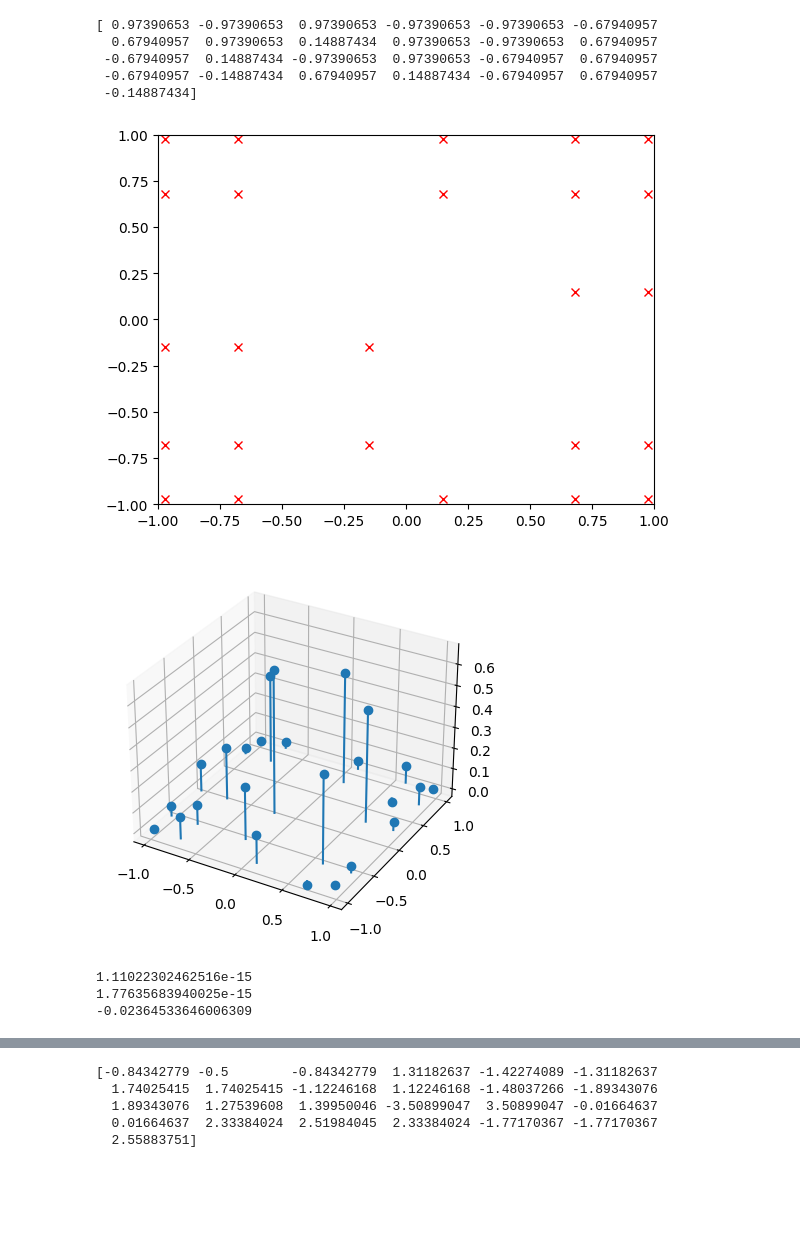
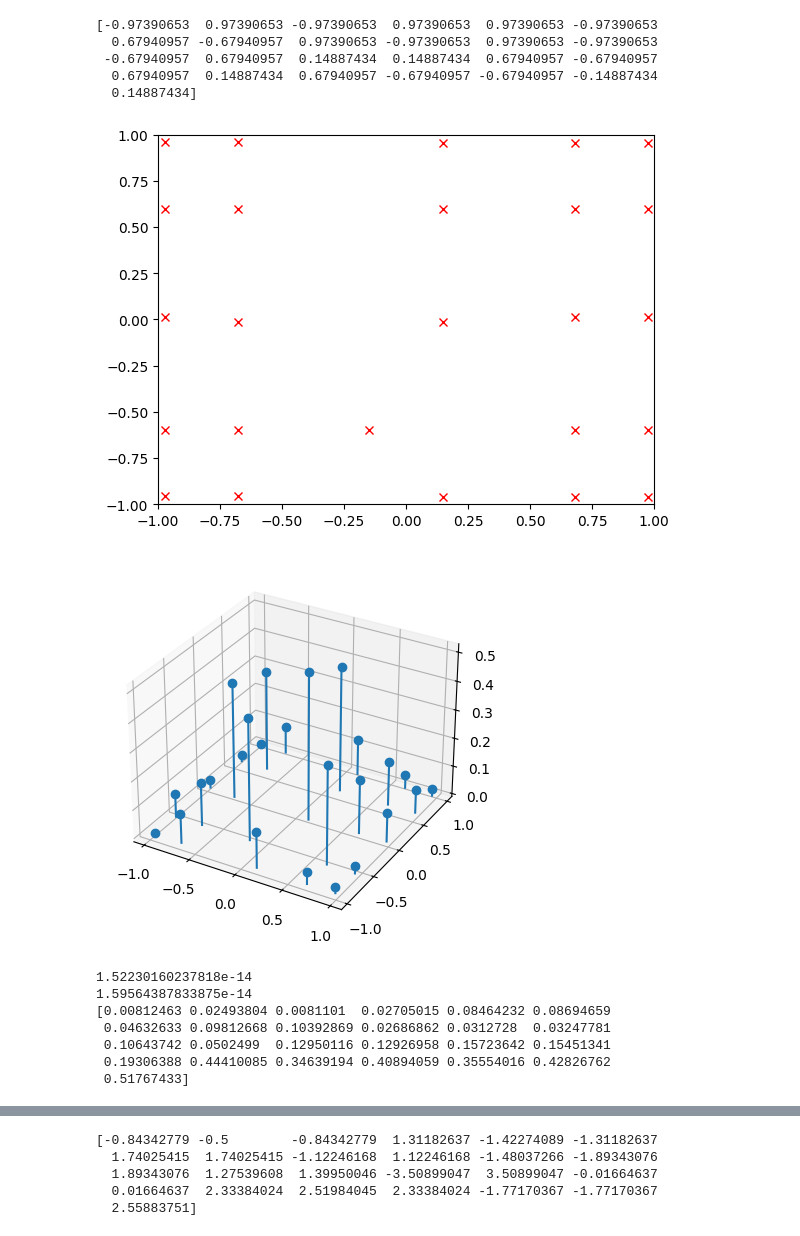
Before and after one commit to jakobtkn/ggqpy, a Jupyter notebook: ex_2d.ipynb, the cells around one changed output, grey strips where cells are left out. Saved outputs shown, nothing was run; the diff lists cells and outputs as text; code cells hidden in the pictures; blank space fills up the shorter version.

```diff
--- a/ex_2d.ipynb
+++ b/ex_2d.ipynb
@@ -21,11 +21,11 @@ sys.setrecursionlimit(0x100000)
 x = Symbol("x")
 y = Symbol("y")
 degree = 5
-function_list_sym = [x**m*y**n for m in range(degree) for n in range(degree)] + [np.random.normal()*x**m*y**n for m in range(degree) for n in range(degree)]
+function_list_sym = [x**m*y**n for m in range(degree) for n in range(degree)] + [1j*np.random.normal()*x**m*y**n for m in range(degree) for n in range(degree)]
 functions = [lambdify((x,y),phi,"numpy") for phi in function_list_sym]
 disc = Discretizer()
 N_disc = 10
-x_disc,y_disc,w_disc,x_loc,y_loc = disc.naive_discretize2d(N_disc)
+x_disc,y_disc,w_disc,x_loc,y_loc = disc.naive_discretize2d(N_disc, 100, Interval(-1,1), Interval(-1,1))
 # %%
 plt.scatter(x_disc,y_disc)
 # %% [output]
@@ -43,2 +43,2 @@ visualise_diagonal_dropoff(A,precision)
 # %%
-(x_cheb,y_cheb),w_cheb = construct_Chevyshev_quadratures((x_disc,y_disc),w_disc,U)
+(x_cheb,y_cheb),w_cheb = construct_Chebyshev_quadratures((x_disc,y_disc),w_disc,U)
@@ -45,28 +59,32 @@ visualise_diagonal_dropoff(A,precision)
 # %%
 plt.plot(x_cheb,y_cheb,"rx")
 plt.xlim(-1,1);
 plt.ylim(-1,1);
 print(x_cheb)
 fig, ax = plt.subplots(subplot_kw=dict(projection='3d'))
 markerline, stemlines, baseline = ax.stem(x_cheb, y_cheb, w_cheb, basefmt=" ")
 plt.show()
 
-f = 3*x**3*y + y**4 + x**4*y**2
+f = 3*x**3*y + y**4 + 1j*x**4*y**2
 fl = lambdify((x,y),f,"numpy")
 print(abs(integrate(f,(x,-1,1),(y,-1,1))    -   fl(x_disc,y_disc)@w_disc))
 print(abs(integrate(f,(x,-1,1),(y,-1,1))    -   fl(x_cheb,y_cheb)@w_cheb))
-print(min(w_cheb))
+print(w_cheb.real)
 # %% [output]
-[ 0.97390653 -0.97390653  0.97390653 -0.97390653 -0.97390653 -0.67940957
-  0.67940957  0.97390653  0.14887434  0.97390653 -0.97390653  0.67940957
- -0.67940957  0.14887434 -0.97390653  0.97390653 -0.67940957  0.67940957
- -0.67940957 -0.14887434  0.67940957  0.14887434 -0.67940957  0.67940957
- -0.14887434]
+[-0.97390653  0.97390653 -0.97390653  0.97390653  0.97390653 -0.97390653
+  0.67940957 -0.67940957  0.97390653 -0.97390653  0.97390653 -0.97390653
+ -0.67940957  0.67940957  0.14887434  0.14887434  0.67940957 -0.67940957
+  0.67940957  0.14887434  0.67940957 -0.67940957 -0.67940957 -0.14887434
+  0.14887434]
-[figure, old version]
+[figure, new version]
-[figure, old version]
+[figure, new version]
-1.11022302462516e-15
-1.77635683940025e-15
--0.02364533646006309
+1.52230160237818e-14
+1.59564387833875e-14
+[0.00812463 0.02493804 0.0081101  0.02705015 0.08464232 0.08694659
+ 0.04632633 0.09812668 0.10392869 0.02686862 0.0312728  0.03247781
+ 0.10643742 0.0502499  0.12950116 0.12926958 0.15723642 0.15451341
+ 0.19306388 0.44410085 0.34639194 0.40894059 0.35554016 0.42826762
+ 0.51767433]
 # %%
 fig = plt.figure()
 X,Y = np.meshgrid(x_loc,y_loc)
```
Also changed, not shown: parts of 5 cells of this notebook, 5 other files.
